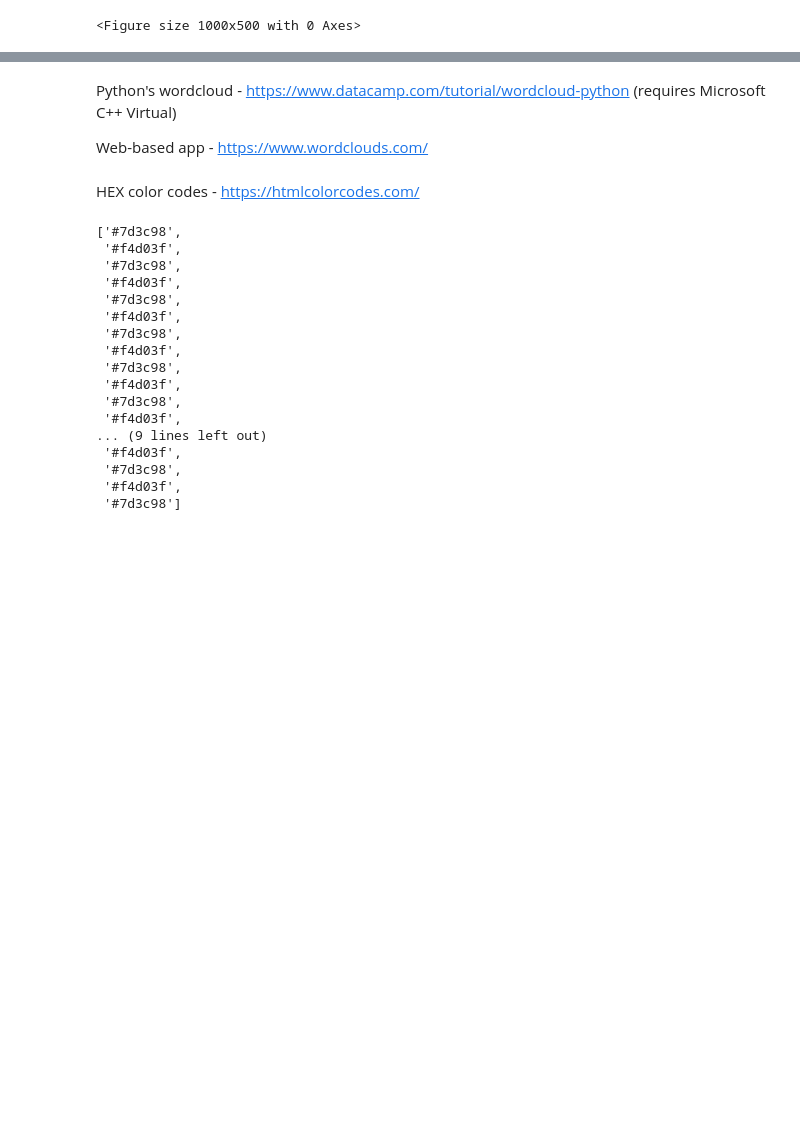
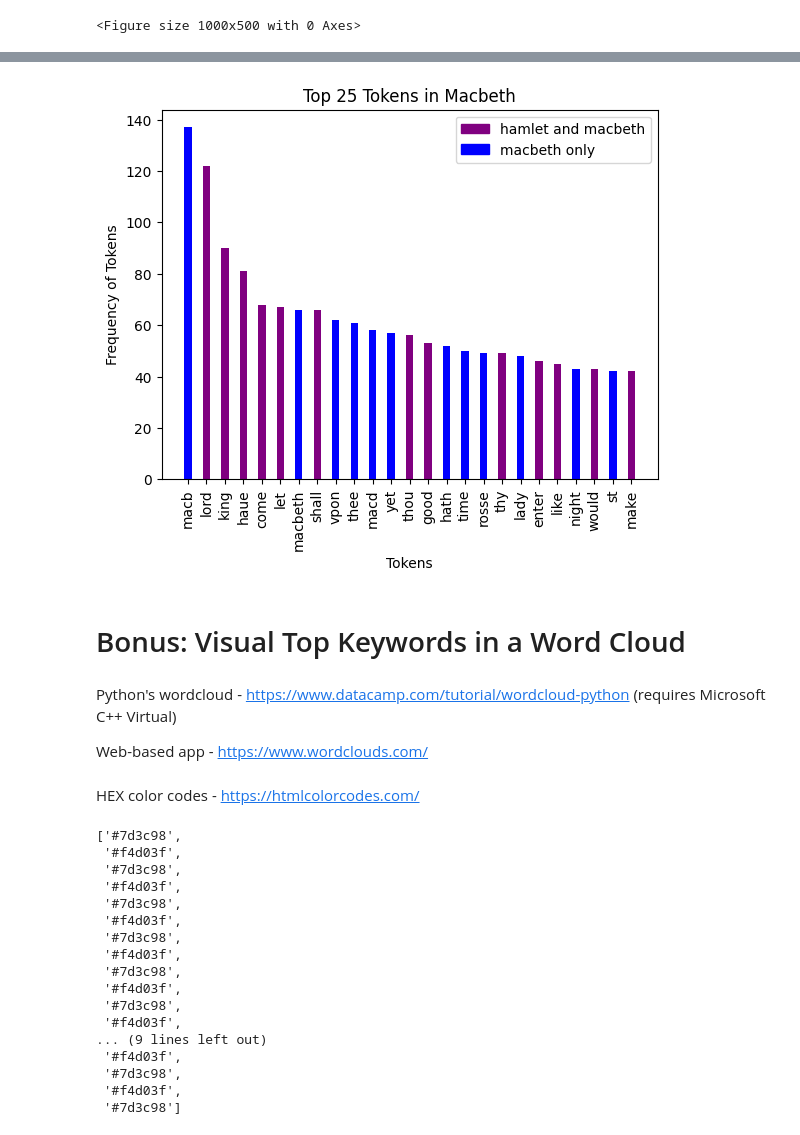
Before and after one commit to seouljake/kimep-data-science-lab, a Jupyter notebook: 2023.02 CSS3501_4 Text Analysis in Python/Task 4.2 - Keyword Analysis.ipynb, the cells around one changed output, grey strips where cells are left out. Cells and saved outputs as stored; diff of their text form; code cells hidden in the pictures; blank space fills up the shorter version.

```diff
--- a/2023.02 CSS3501_4 Text Analysis in Python/Task 4.2 - Keyword Analysis.ipynb
+++ b/2023.02 CSS3501_4 Text Analysis in Python/Task 4.2 - Keyword Analysis.ipynb
@@ -242,0 +613,5 @@ plt.show()
+# %%
+# correct overlap counts for second document
+overlap2 = [x for x in top25_2 if x[0] in top25_tokens1]
+overlap_counts2 = [x[1] for x in overlap2]
+overlap_tokens2,overlap_counts2
@@ -242,0 +650,4 @@ plt.show()
+# %%
+dat_overlap2 = pd.DataFrame({"weight":overlap_counts2,"word":overlap_tokens,"color":top25_colors_overlap,"url":top25_url_overlap})
+# %%
+dat2_all = pd.concat([dat2,dat_overlap2])
@@ -242,0 +677,3 @@ plt.show()
+# %%
+dat2_all.sort_values(["weight"],ascending=False,inplace=True)
+dat2_all.reset_index(drop=True,inplace=True)
@@ -243,3 +751,29 @@ plt.show()
+# %%
+# bar plot for doc2
+bar_dat = dat2_all
+bar_name = doc2name
+bar_color = "blue"
+
+plt.bar(bar_dat["word"], bar_dat["weight"], color = bar_dat["color"], width = 0.4)
+
+plt.xlabel("Tokens")
+plt.xticks(rotation=90)
+plt.ylabel("Frequency of Tokens")
+plt.title("Top 25 Tokens in "+bar_name.capitalize())
+
+colors = {doc1name+" and "+doc2name:'purple',bar_name+" only":bar_color}
+labels = list(colors.keys())
+handles = [plt.Rectangle((0,0),1,1, color=colors[label]) for label in labels]
+plt.legend(handles, labels)
+
+# save the plot before showing
+plt.savefig("../results/task4_top25_barplot_"+bar_name+".png",dpi=400)
+
+plt.show()
+# %% [output]
+[figure, added]
+# %% [markdown]
+# Bonus: Visual Top Keywords in a Word Cloud
 # %% [markdown]
 Python's wordcloud - https://www.datacamp.com/tutorial/wordcloud-python (requires Microsoft C++ Virtual)
 
```
Also changed, not shown: parts of 78 cells of this notebook, 7 other files.
